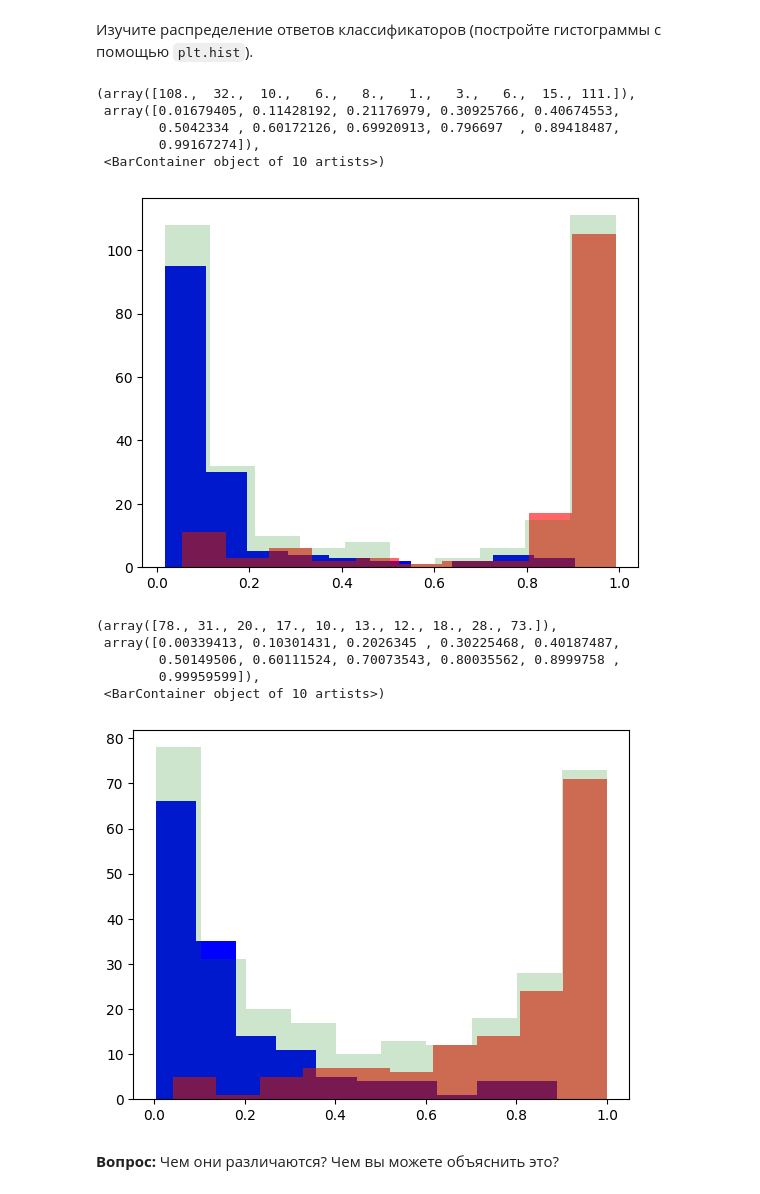
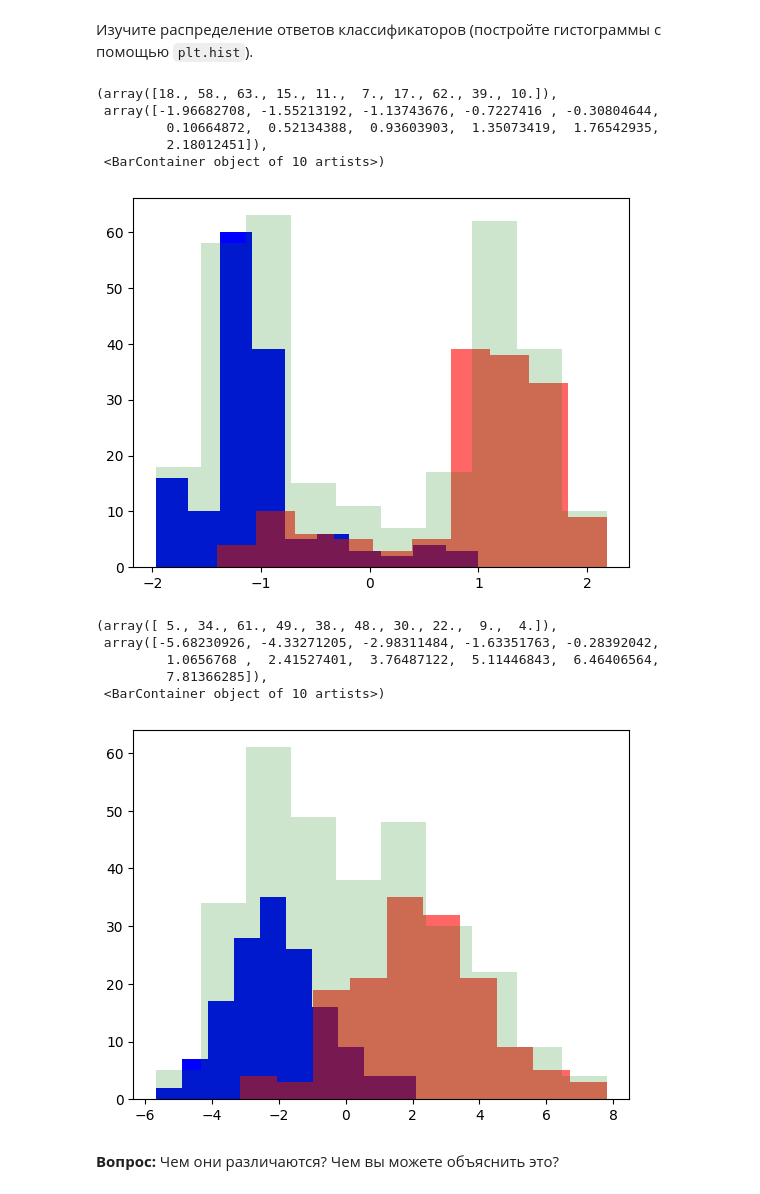
Before and after one commit to xCthulhuFtagn/ml-course-hse, a Jupyter notebook: 2023-fall/homeworks-practice/homework-practice-04-linclass.ipynb, the cells around one changed output. Drawn from its saved outputs; the diff is of its cells as text; code cells hidden in the pictures.

```diff
--- a/2023-fall/homeworks-practice/homework-practice-04-linclass.ipynb
+++ b/2023-fall/homeworks-practice/homework-practice-04-linclass.ipynb
@@ -460,32 +458,32 @@ plot_calibration_curve(y_test, prediction)
 # %% [markdown]
 Изучите распределение ответов классификаторов (постройте гистограммы с помощью `plt.hist`).
 # %%
-prediction = svc.predict_proba(X_test)[:,1]
+prediction = svc.decision_function(X_test)
 
 plt.hist(prediction[y_test==0], color = 'b')
 plt.hist(prediction[y_test==1], alpha = 0.6, color='r')
 plt.hist(prediction, alpha = 0.2, color = 'g')
 # %% [output]
-(array([108.,  32.,  10.,   6.,   8.,   1.,   3.,   6.,  15., 111.]),
- array([0.01679405, 0.11428192, 0.21176979, 0.30925766, 0.40674553,
-        0.5042334 , 0.60172126, 0.69920913, 0.796697  , 0.89418487,
-        0.99167274]),
+(array([18., 58., 63., 15., 11.,  7., 17., 62., 39., 10.]),
+ array([-1.96682708, -1.55213192, -1.13743676, -0.7227416 , -0.30804644,
+         0.10664872,  0.52134388,  0.93603903,  1.35073419,  1.76542935,
+         2.18012451]),
  <BarContainer object of 10 artists>)
-[figure, old version]
+[figure, new version]
 # %%
 #your code here
-prediction = log_reg.predict_proba(X_test)[:,1]
+prediction = log_reg.decision_function(X_test)
 
 plt.hist(prediction[y_test==0], color = 'b')
 plt.hist(prediction[y_test==1], alpha = 0.6, color='r')
 plt.hist(prediction, alpha = 0.2, color = 'g')
 # %% [output]
-(array([78., 31., 20., 17., 10., 13., 12., 18., 28., 73.]),
- array([0.00339413, 0.10301431, 0.2026345 , 0.30225468, 0.40187487,
-        0.50149506, 0.60111524, 0.70073543, 0.80035562, 0.8999758 ,
-        0.99959599]),
+(array([ 5., 34., 61., 49., 38., 48., 30., 22.,  9.,  4.]),
+ array([-5.68230926, -4.33271205, -2.98311484, -1.63351763, -0.28392042,
+         1.0656768 ,  2.41527401,  3.76487122,  5.11446843,  6.46406564,
+         7.81366285]),
  <BarContainer object of 10 artists>)
-[figure, old version]
+[figure, new version]
 # %% [markdown]
 **Вопрос:** Чем они различаются? Чем вы можете объяснить это?
 # %% [markdown]
```
Also changed, not shown: parts of 6 cells of this notebook.
